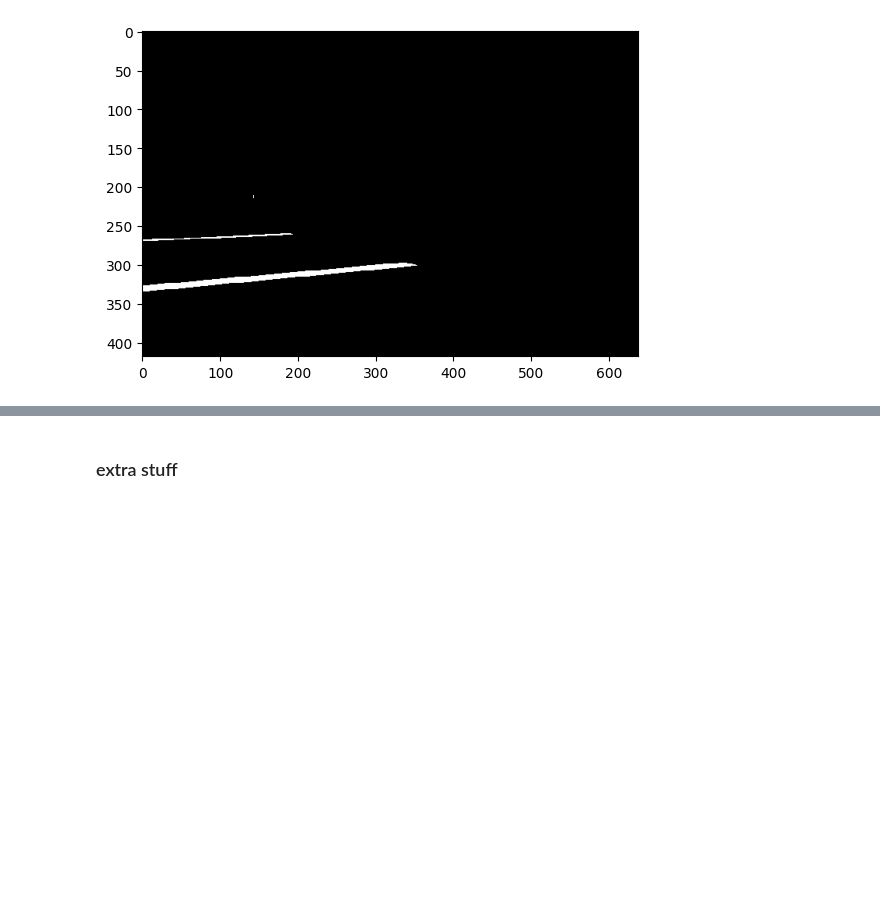
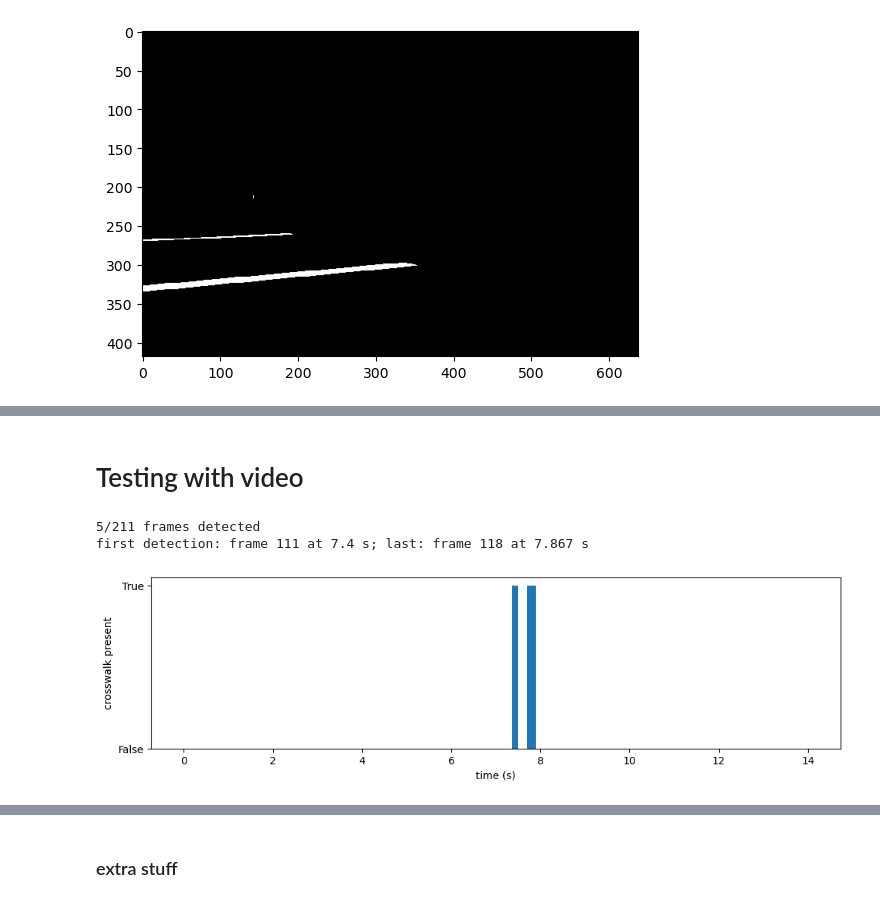
Before and after one commit to Adam-Werstiuk/ENPH353_Competition, a Jupyter notebook: src/my_controller/my_controller/test_detectors.ipynb, the cells around one changed output, grey strips where cells are left out. Drawn from its saved outputs; the diff is of its cells as text; code cells hidden in the pictures; blank space fills up the shorter version.

Commit message:
crosswalk stop works!

```diff
--- a/src/my_controller/my_controller/test_detectors.ipynb
+++ b/src/my_controller/my_controller/test_detectors.ipynb
@@ -15,7 +7,8 @@ import numpy as np
 import matplotlib.pyplot as plt
 import cv2
 # %%
-img_path = "/Users/annabel/Downloads/ENPH353_competition/ENPH353_Competition/src/my_controller/my_controller/testPhotos/img3.png"
+#img_path = "/Users/annabel/Downloads/ENPH353_competition/ENPH353_Competition/src/my_controller/my_controller/testPhotos/img.png"
+img_path = "/home/fizzer/ENPH353_Competition/src/my_controller/my_controller/testPhotos/img3.png"
 img = cv2.imread(img_path)
 img_rgb = cv2.cvtColor(img, cv2.COLOR_BGR2RGB)
 plt.imshow(img_rgb) #sanity check
@@ -47,16 +40,15 @@ plt.imshow(red_mask, cmap="gray")
 <matplotlib.image.AxesImage at 0x...>
 [figure]
 # %%
-#close any tiny gaps before finding contours
-# I did test this on the "perfect view" and turning cases and found it unnecessary (same result for area of contour)
-#maxGapSize = 20
+contours, _ = cv2.findContours(red_mask, cv2.RETR_EXTERNAL, cv2.CHAIN_APPROX_SIMPLE)
 
-contours, _ = cv2.findContours(red_mask, cv2.RETR_EXTERNAL, cv2.CHAIN_APPROX_SIMPLE)
-print(cv2.contourArea(contours[0]))
+#using cv2.contourArea excludes stripes that are 1 pixel tall so we can't use that
+def pixel_area(c, shape):
+    m = np.zeros(shape, np.uint8)
+    cv2.drawContours(m, [c], -1, 255, thickness=cv2.FILLED)
+    return cv2.countNonZero(m)
+
+areas = [pixel_area(c, red_mask.shape) for c in contours]
+print(areas)
 print(len(contours))
-
-#closed = cv2.morphologyEx(red_mask, cv2.MORPH_CLOSE, np.ones((1, maxGapSize), np.uint8))
-#contours, _ = cv2.findContours(red_mask, cv2.RETR_EXTERNAL, cv2.CHAIN_APPROX_SIMPLE)
-#print(cv2.contourArea(contours[0]))
-#print(len(contours))
 # %% [output]
@@ -68,0 +118,56 @@ thresholdArea = 500
+# %% [markdown]
+# Testing with video
+# %%
+import io, contextlib, csv
+
+video_path = "/home/fizzer/ENPH353_Competition/src/my_controller/my_controller/testMedia/drive_to_crosswalk_v2.mp4"
+cap = cv2.VideoCapture(video_path)
+fps = cap.get(cv2.CAP_PROP_FPS)
+
+results = []   # (frame index, timestamp in seconds, detected)
+frame_idx = 0
+while True:
+    ok, frame = cap.read()
+    if not ok:
+        break
+
+    hsv = cv2.cvtColor(frame, cv2.COLOR_BGR2HSV)
+    mask = cv2.inRange(hsv, lower_red1, upper_red1) | cv2.inRange(hsv, lower_red2, upper_red2)
+    cnts, _ = cv2.findContours(mask, cv2.RETR_EXTERNAL, cv2.CHAIN_APPROX_SIMPLE)
+
+    # isCrosswalkPresent has debug prints; silence them so 200+ frames don't flood the notebook
+    with contextlib.redirect_stdout(io.StringIO()):
+        present = isCrosswalkPresent(cnts, mask)
+
+    results.append((frame_idx, round(frame_idx / fps, 3), present))
+    frame_idx += 1
+cap.release()
+
+with open("crosswalk_results.csv", "w", newline="") as f:
+    w = csv.writer(f)
+    w.writerow(["frame", "time_s", "crosswalk_present"])
+    w.writerows(results)
+
+hits = [r for r in results if r[2]]
+print(f"{len(hits)}/{len(results)} frames detected")
+if hits:
+    print(f"first detection: frame {hits[0][0]} at {hits[0][1]} s; last: frame {hits[-1][0]} at {hits[-1][1]} s")
+# %% [output]
+5/211 frames detected
+first detection: frame 111 at 7.4 s; last: frame 118 at 7.867 s
+# %%
+# plot the results:
+times, vals = [], []
+with open("crosswalk_results.csv") as f:
+    for row in csv.DictReader(f):
+        times.append(float(row["time_s"]))
+        vals.append(1 if row["crosswalk_present"] == "True" else 0)
+
+plt.figure(figsize=(12, 3))
+plt.bar(times, vals, width=1/15)   # 1/15 s = one frame at 15 fps
+plt.yticks([0, 1], ["False", "True"])
+plt.xlabel("time (s)")
+plt.ylabel("crosswalk present")
+plt.show()
+# %% [output]
+[figure, added]
```
Also changed, not shown: parts of 6 cells of this notebook, 6 other files.
